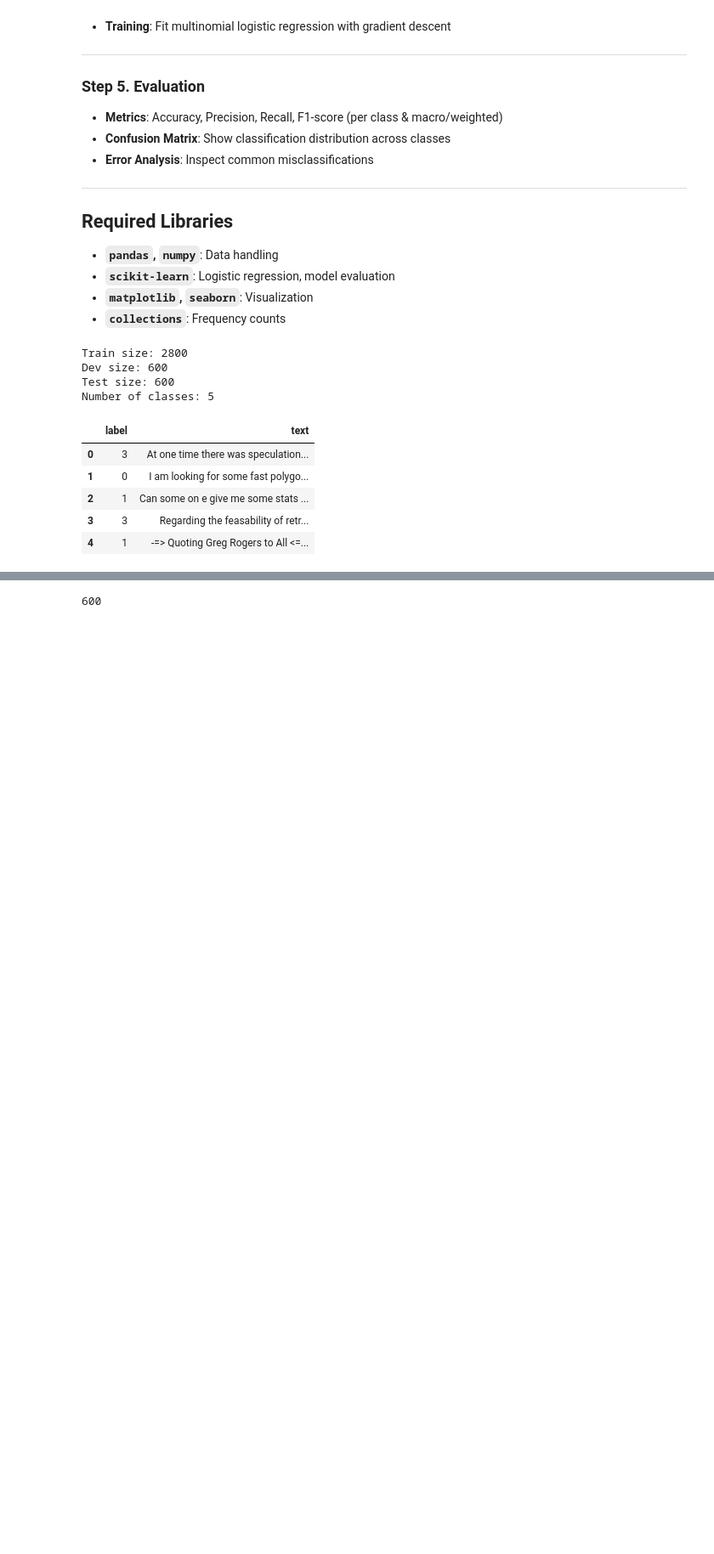
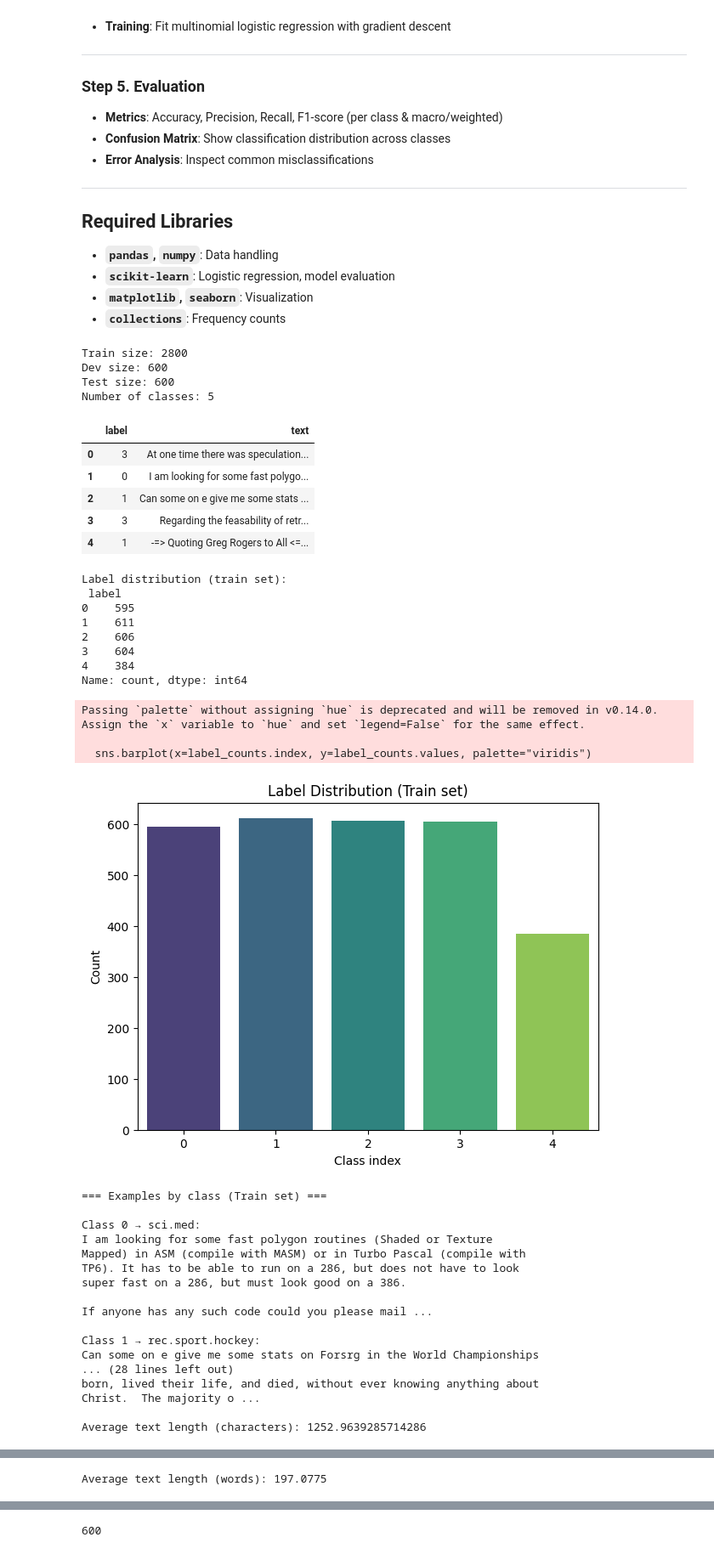
Before and after one commit to trcamnguyen/Logistic-Regression, a Jupyter notebook: Logistic_Regression.ipynb, the cells around one changed output, grey strips where cells are left out. Shown: that part at 85% size. Saved outputs shown, nothing was run; the diff lists cells and outputs as text; code cells hidden in the pictures; blank space fills up the shorter version.

```diff
--- a/Logistic_Regression.ipynb
+++ b/Logistic_Regression.ipynb
@@ -657,3 +657,70 @@ Number of classes: 5
 | 2 | 1 | Can some on e give me some stats ... |
 | 3 | 3 | Regarding the feasability of retr... |
 | 4 | 1 | -=> Quoting Greg Rogers to All <=... |
+# %%
+# EDA
+label_counts = Topic_data_tr['label'].value_counts().sort_index()
+print("Label distribution (train set):\n", label_counts)
+
+plt.figure(figsize=(7,5))
+sns.barplot(x=label_counts.index, y=label_counts.values, palette="viridis")
+plt.title("Label Distribution (Train set)")
+plt.xlabel("Class index")
+plt.ylabel("Count")
+plt.show()
+
+print("\n=== Examples by class (Train set) ===")
+for c in np.unique(ArrayTR_Topic):
+    sample = Topic_data_tr[Topic_data_tr['label']==c]['text'].iloc[0]
+    print(f"\nClass {c} → {categories[c]}:")
+    print(sample[:300], "...")
+
+Topic_data_tr['text_len_char'] = Topic_data_tr['text'].apply(len)
+print("\nAverage text length (characters):", Topic_data_tr['text_len_char'].mean())
+
+plt.figure(figsize=(6,4))
+sns.histplot(Topic_data_tr['text_len_char'], bins=40, kde=True)
+plt.title("Distribution of Text Lengths (characters)")
+plt.xlabel("Number of characters")
+plt.ylabel("Frequency")
+plt.show()
+
+Topic_data_tr['text_len_word'] = Topic_data_tr['text'].apply(lambda x: len(x.split()))
+print("Average text length (words):", Topic_data_tr['text_len_word'].mean())
+
+plt.figure(figsize=(6,4))
+sns.histplot(Topic_data_tr['text_len_word'], bins=40, kde=True)
+plt.title("Distribution of Text Lengths (words)")
+plt.xlabel("Number of words")
+plt.ylabel("Frequency")
+plt.show()
+# %% [output]
+Label distribution (train set):
+ label
+0    595
+1    611
+2    606
+3    604
+4    384
+Name: count, dtype: int64
+Passing `palette` without assigning `hue` is deprecated and will be removed in v0.14.0. Assign the `x` variable to `hue` and set `legend=False` for the same effect.
+
+  sns.barplot(x=label_counts.index, y=label_counts.values, palette="viridis")
+[figure, added]
+=== Examples by class (Train set) ===
+
+Class 0 → sci.med:
+I am looking for some fast polygon routines (Shaded or Texture
+Mapped) in ASM (compile with MASM) or in Turbo Pascal (compile with
+TP6). It has to be able to run on a 286, but does not have to look
+super fast on a 286, but must look good on a 386.
+
+If anyone has any such code could you please mail ...
+
+Class 1 → rec.sport.hockey:
+Can some on e give me some stats on Forsrg in the World Championships
+... (28 lines left out)
+born, lived their life, and died, without ever knowing anything about
+Christ.  The majority o ...
+
+Average text length (characters): 1252.9639285714286
@@ -659,0 +728 @@ Number of classes: 5
+Average text length (words): 197.0775
```
Also changed, not shown: parts of 5 cells of this notebook.
